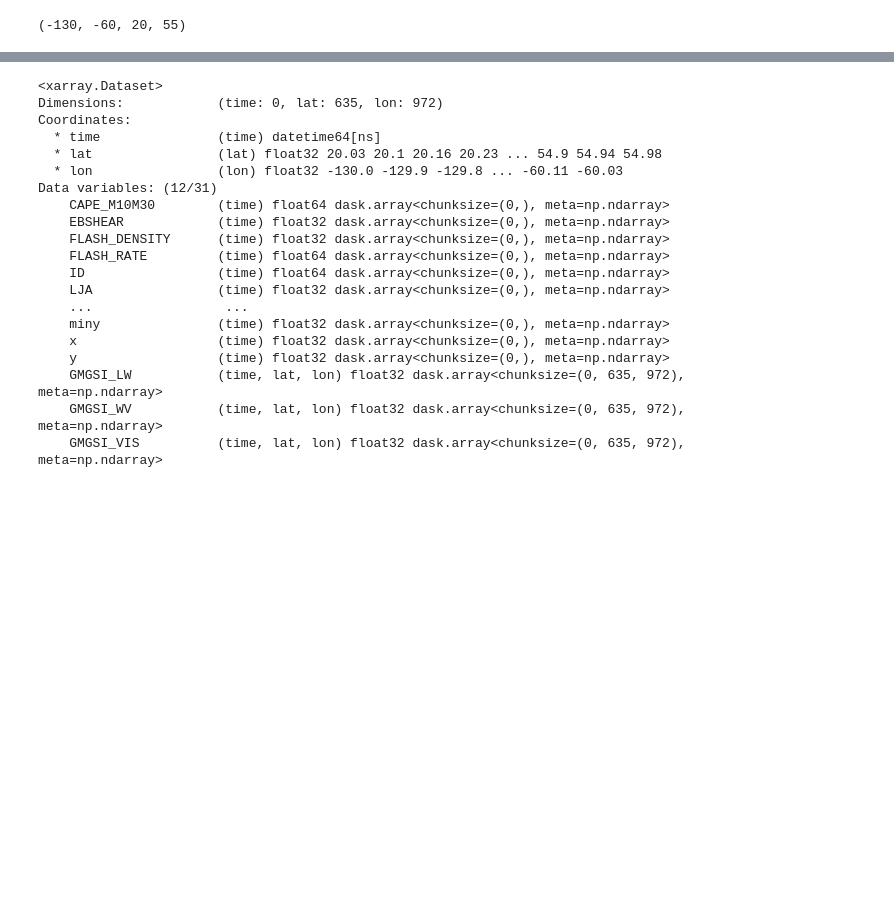
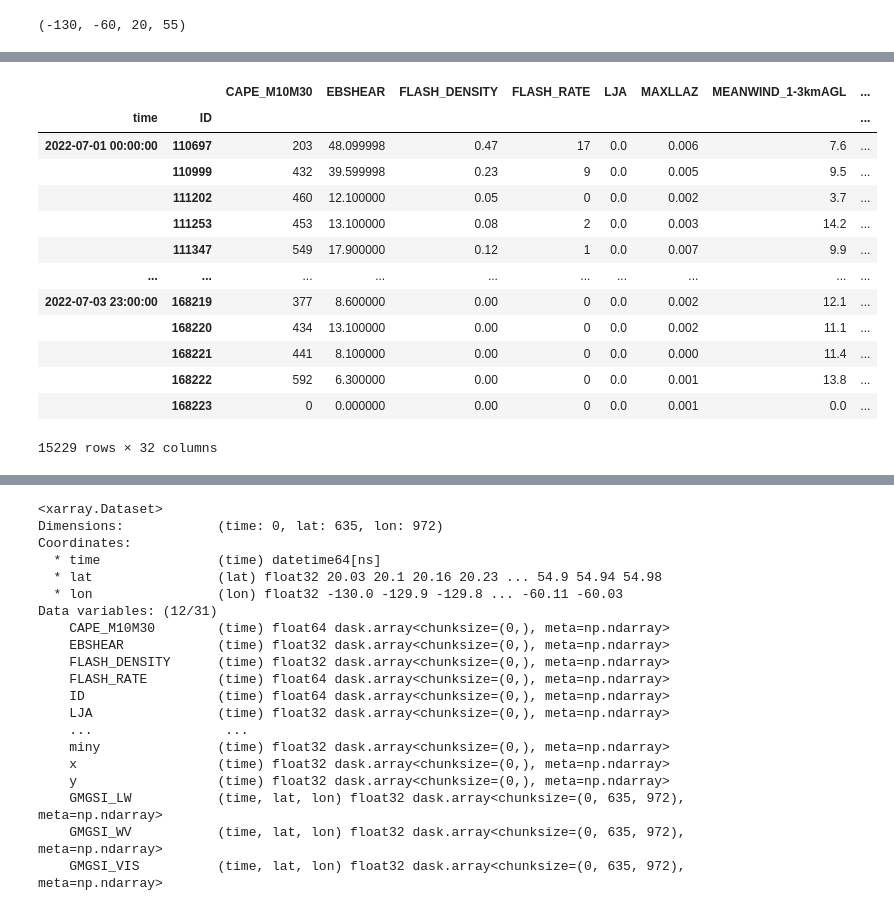
Before and after one commit to leaver2000/gswp, a Jupyter notebook: notebooks/feat-extraction.ipynb, the cells around one changed output, grey strips where cells are left out. Saved outputs shown, nothing was run; the diff lists cells and outputs as text; code cells hidden in the pictures; blank space fills up the shorter version.

Commit message:
feature-extraction

```diff
--- a/notebooks/feat-extraction.ipynb
+++ b/notebooks/feat-extraction.ipynb
@@ -183,0 +279,14 @@ plt.imshow(merged["GMGSI_LW"].sel(time=merged.time[0]), extent=MRMS_BOUNDS)
+# %%
+# the indvidual feature extraction is slow
+time_slice = slice("2022-07-01", "2022-07-03")
+
+observations = GMGSI_DATA.sel(time=time_slice).compute()
+
+features = PS_DATA.sel(time=time_slice).compute()
+
+
+assert (
+    observations["time"].isin(features["time"]).all()
+    and features["time"].isin(observations["time"]).all()
+)
+features, observations
@@ -183,0 +311,19 @@ plt.imshow(merged["GMGSI_LW"].sel(time=merged.time[0]), extent=MRMS_BOUNDS)
+# %%
+scale_x = 20
+scale_y = 20
+lat, lon = (np.unique(observations[xy]) for xy in ("lat", "lon"))
+
+
+minx, maxx, miny, maxy = (
+    features[["minx", "maxx", "miny", "maxy"]].to_array().to_numpy()
+)
+
+feature_bounds = np.array(
+    (
+        minimum_diffrence(lat, miny) - scale_y,
+        minimum_diffrence(lat, maxy) + scale_y,
+        minimum_diffrence(lon, minx) - scale_x,
+        minimum_diffrence(lon, maxx) + scale_x,
+    )
+).T
+feature_bounds
@@ -183,0 +338,27 @@ plt.imshow(merged["GMGSI_LW"].sel(time=merged.time[0]), extent=MRMS_BOUNDS)
+# %%
+arr = observations[["GMGSI_LW", "GMGSI_WV"]].to_array()
+PRODUCTS = ...
+
+df = features.to_dataframe()
+df[["y1", "y2", "x1", "x2"]] = feature_bounds
+df["observation"] = [
+    arr.sel(time=t)[PRODUCTS, x1:x2, y1:y2].to_numpy()
+    for t, (x1, x2, y1, y2) in zip(df.index, feature_bounds)
+]
+df = df.set_index("ID", append=True)
+df
+# %% [output]
+|  |  | CAPE_M10M30 | EBSHEAR | FLASH_DENSITY | FLASH_RATE | LJA | MAXLLAZ | MEANWIND_1-3kmAGL | ... |
+| time | ID |  |  |  |  |  |  |  | ... |
+| 2022-07-01 00:00:00 | 110697 | 203 | 48.099998 | 0.47 | 17 | 0.0 | 0.006 | 7.6 | ... |
+|  | 110999 | 432 | 39.599998 | 0.23 | 9 | 0.0 | 0.005 | 9.5 | ... |
+|  | 111202 | 460 | 12.100000 | 0.05 | 0 | 0.0 | 0.002 | 3.7 | ... |
+|  | 111253 | 453 | 13.100000 | 0.08 | 2 | 0.0 | 0.003 | 14.2 | ... |
+|  | 111347 | 549 | 17.900000 | 0.12 | 1 | 0.0 | 0.007 | 9.9 | ... |
+| ... | ... | ... | ... | ... | ... | ... | ... | ... | ... |
+| 2022-07-03 23:00:00 | 168219 | 377 | 8.600000 | 0.00 | 0 | 0.0 | 0.002 | 12.1 | ... |
+|  | 168220 | 434 | 13.100000 | 0.00 | 0 | 0.0 | 0.002 | 11.1 | ... |
+|  | 168221 | 441 | 8.100000 | 0.00 | 0 | 0.0 | 0.000 | 11.4 | ... |
+|  | 168222 | 592 | 6.300000 | 0.00 | 0 | 0.0 | 0.001 | 13.8 | ... |
+|  | 168223 | 0 | 0.000000 | 0.00 | 0 | 0.0 | 0.001 | 0.0 | ... |
+15229 rows × 32 columns
```
Also changed, not shown: parts of 18 cells of this notebook, 7 other files.
